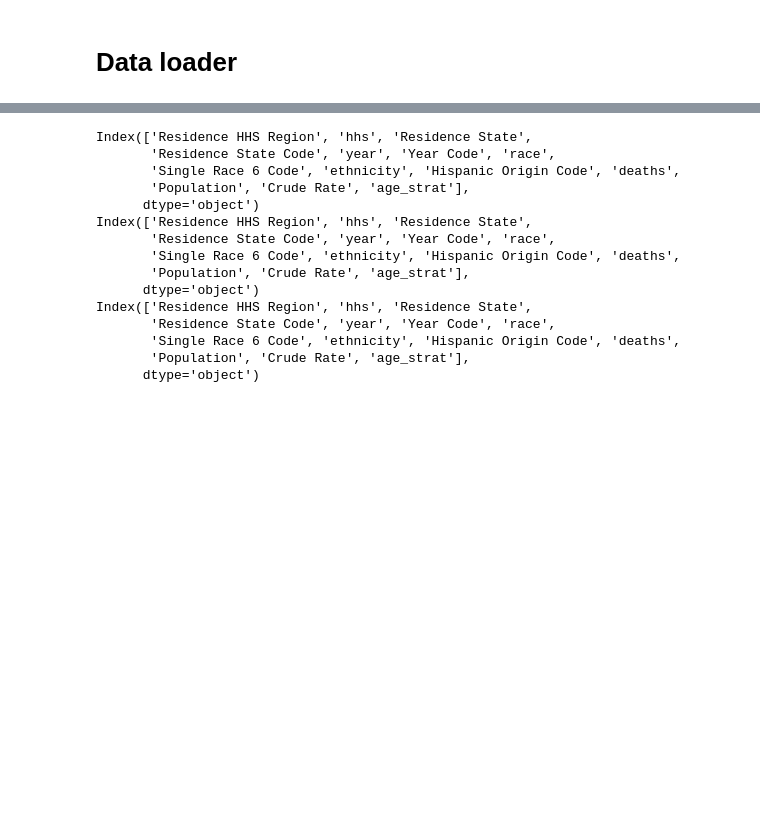
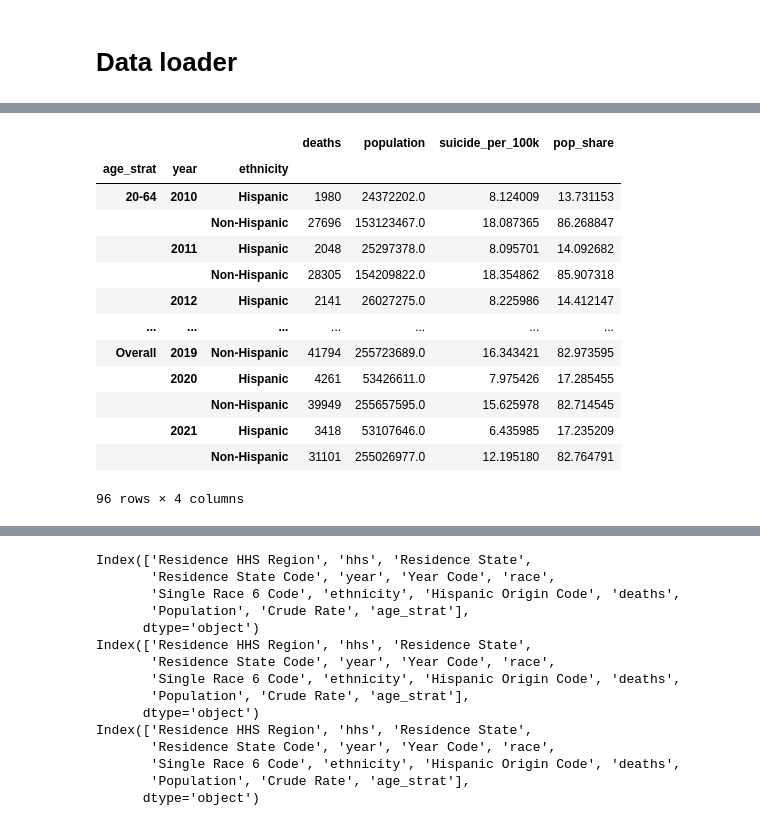
Before and after one commit to arnaud39/us_suicide_study, a Jupyter notebook: Suicide Project.ipynb, the cells around one changed output, grey strips where cells are left out. Drawn from its saved outputs; the diff is of its cells as text; code cells hidden in the pictures; blank space fills up the shorter version.

```diff
--- a/Suicide Project.ipynb
+++ b/Suicide Project.ipynb
@@ -285,0 +311,14 @@ class SuicideData:
+# %%
+fig = make_subplots(specs=[[{"secondary_y": True}]])
+
+data, _ = sd.merge(x="year", color="age_strat", by="ethnicity")
+
+data = (
+    data.assign(
+        pop_share=lambda x: 100.0
+        * x.population
+        / x.groupby(level=[0, 1]).sum().population
+    )
+    .reset_index()
+    .set_index(["ethnicity", "year", "age_strat"])
+)
@@ -286,2 +379,19 @@ class SuicideData:
+# %%
+data
+# %% [output]
+|  |  |  | deaths | population | suicide_per_100k | pop_share |
+| age_strat | year | ethnicity |  |  |  |  |
+| 20-64 | 2010 | Hispanic | 1980 | 24372202.0 | 8.124009 | 13.731153 |
+|  |  | Non-Hispanic | 27696 | 153123467.0 | 18.087365 | 86.268847 |
+|  | 2011 | Hispanic | 2048 | 25297378.0 | 8.095701 | 14.092682 |
+|  |  | Non-Hispanic | 28305 | 154209822.0 | 18.354862 | 85.907318 |
+|  | 2012 | Hispanic | 2141 | 26027275.0 | 8.225986 | 14.412147 |
+| ... | ... | ... | ... | ... | ... | ... |
+| Overall | 2019 | Non-Hispanic | 41794 | 255723689.0 | 16.343421 | 82.973595 |
+|  | 2020 | Hispanic | 4261 | 53426611.0 | 7.975426 | 17.285455 |
+|  |  | Non-Hispanic | 39949 | 255657595.0 | 15.625978 | 82.714545 |
+|  | 2021 | Hispanic | 3418 | 53107646.0 | 6.435985 | 17.235209 |
+|  |  | Non-Hispanic | 31101 | 255026977.0 | 12.195180 | 82.764791 |
+96 rows × 4 columns
 # %%
 sd = SuicideData()
```
Also changed, not shown: parts of 21 cells of this notebook, 15 other files.
